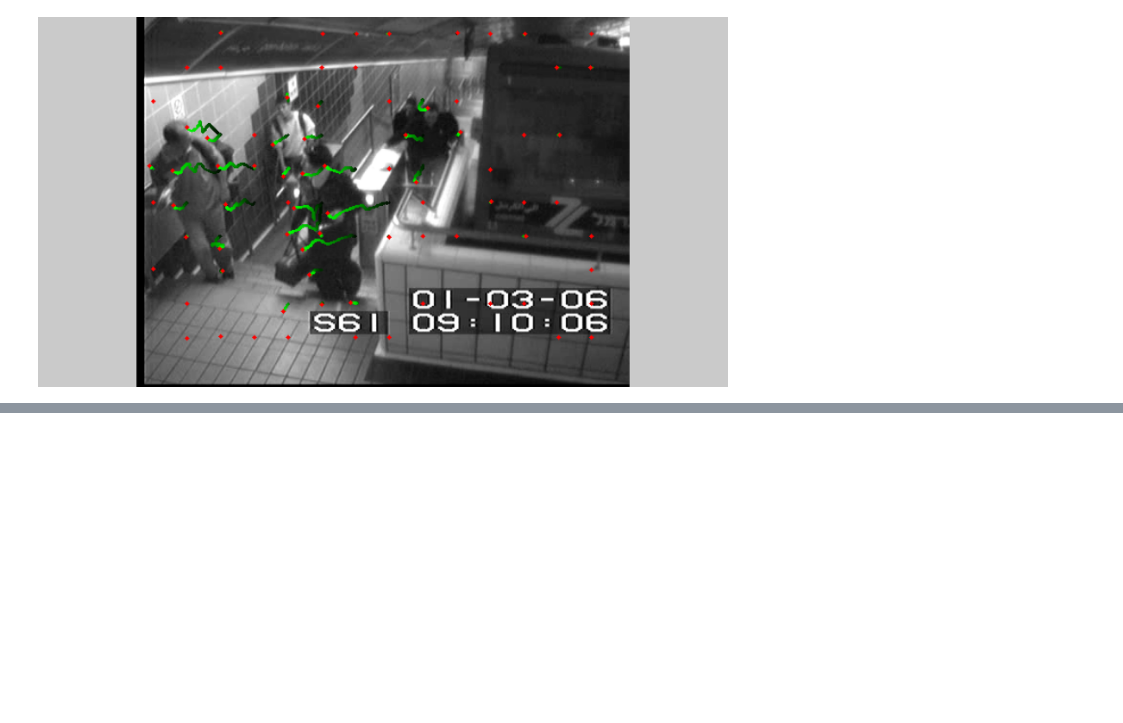
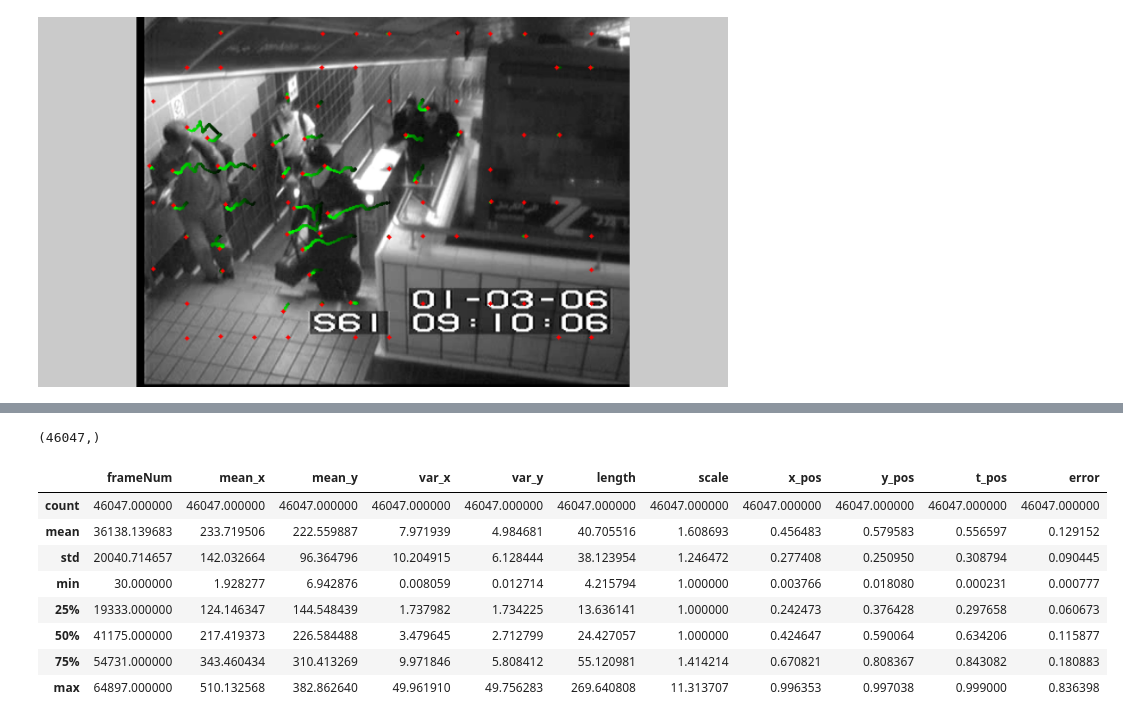
Before and after one commit to ingenieroariel/thesis, a Jupyter notebook: notes/023-Trajectories.ipynb, the cells around one changed output, grey strips where cells are left out. Saved outputs shown, nothing was run; the diff lists cells and outputs as text; code cells hidden in the pictures; blank space fills up the shorter version.

```diff
--- a/notes/023-Trajectories.ipynb
+++ b/notes/023-Trajectories.ipynb
@@ -133,0 +136,17 @@ Image('W35L45N16.png')
+# %%
+trajectory_file = '/home/x/traj/subway-exit-features-W20-L30-N32.txt'
+# %%
+import pandas
+import numpy as np
+from pandas.io.parsers import read_csv
+
+metadata_fields = ['frameNum', 'mean_x', 'mean_y', 'var_x', 'var_y', 'length', 'scale', 'x_pos', 'y_pos', 't_pos']
+norm_trajectory_fields = ['norm_trajectory%s' % n for n in range(60)]
+trajectory_fields = ['trajectory%s' % n for n in range(60)]
+hog_fields = ['hog%s' % n for n in range(96)]
+hof_fields = ['hof%s' % n for n in range(108)]
+mbh_fields = ['mbh%s' % n for n in range(192)]
+
+fields = metadata_fields + norm_trajectory_fields + trajectory_fields + hog_fields + hof_fields + mbh_fields
+
+temp_data = read_csv(trajectory_file, delimiter='\t', names=fields, index_col=False)
@@ -133,0 +247,4 @@ Image('W35L45N16.png')
+# %%
+error_admm.shape
+# %% [output]
+(46047,)
@@ -133,0 +253,12 @@ Image('W35L45N16.png')
+# %%
+data.describe()
+# %% [output]
+|  | frameNum | mean_x | mean_y | var_x | var_y | length | scale | x_pos | y_pos | t_pos | error |
+| count | 46047.000000 | 46047.000000 | 46047.000000 | 46047.000000 | 46047.000000 | 46047.000000 | 46047.000000 | 46047.000000 | 46047.000000 | 46047.000000 | 46047.000000 |
+| mean | 36138.139683 | 233.719506 | 222.559887 | 7.971939 | 4.984681 | 40.705516 | 1.608693 | 0.456483 | 0.579583 | 0.556597 | 0.129152 |
+| std | 20040.714657 | 142.032664 | 96.364796 | 10.204915 | 6.128444 | 38.123954 | 1.246472 | 0.277408 | 0.250950 | 0.308794 | 0.090445 |
+| min | 30.000000 | 1.928277 | 6.942876 | 0.008059 | 0.012714 | 4.215794 | 1.000000 | 0.003766 | 0.018080 | 0.000231 | 0.000777 |
+| 25% | 19333.000000 | 124.146347 | 144.548439 | 1.737982 | 1.734225 | 13.636141 | 1.000000 | 0.242473 | 0.376428 | 0.297658 | 0.060673 |
+| 50% | 41175.000000 | 217.419373 | 226.584488 | 3.479645 | 2.712799 | 24.427057 | 1.000000 | 0.424647 | 0.590064 | 0.634206 | 0.115877 |
+| 75% | 54731.000000 | 343.460434 | 310.413269 | 9.971846 | 5.808412 | 55.120981 | 1.414214 | 0.670821 | 0.808367 | 0.843082 | 0.180883 |
+| max | 64897.000000 | 510.132568 | 382.862640 | 49.961910 | 49.756283 | 269.640808 | 11.313707 | 0.996353 | 0.997038 | 0.999000 | 0.836398 |
```
Also changed, not shown: parts of 26 cells of this notebook, 9 other files.
